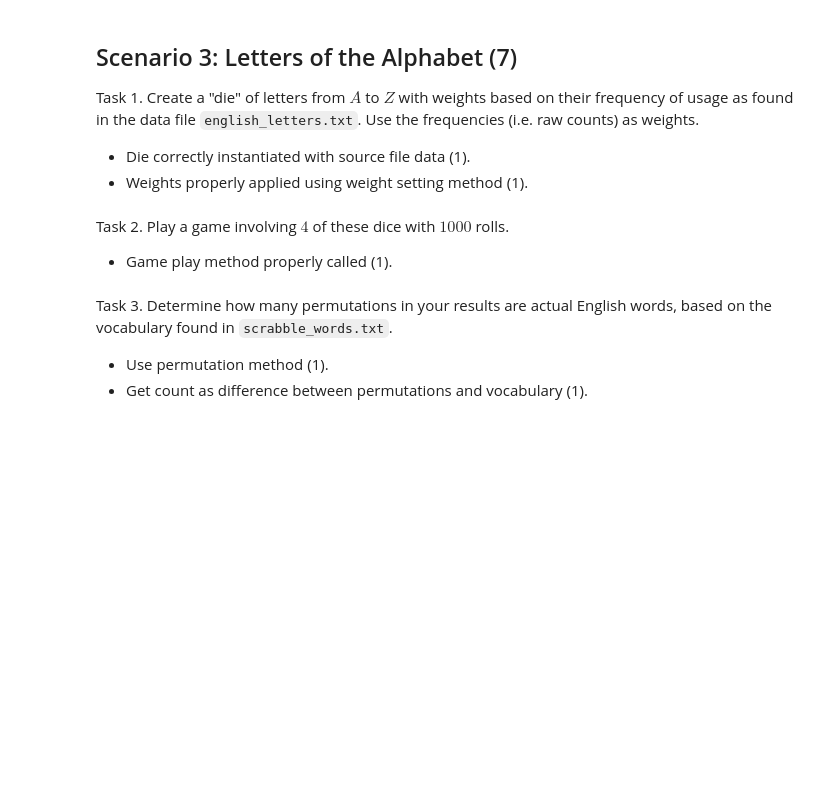
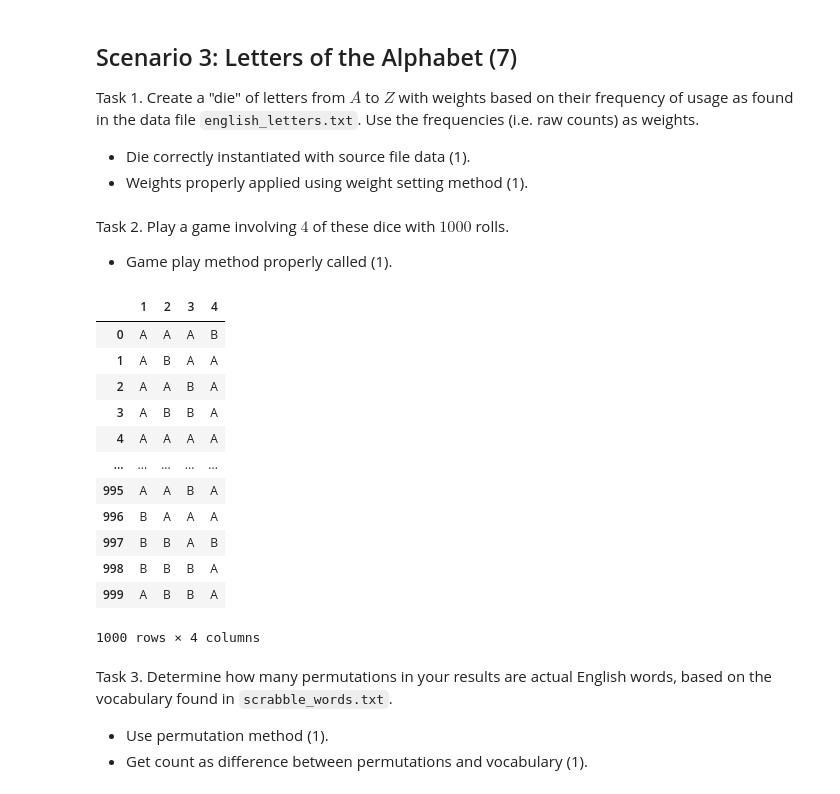
Before and after one commit to wpriddy/tds8tv_ds5100_montecarlo, a Jupyter notebook: FinalProjectTemplate.ipynb, the cells around one changed output. Cells and saved outputs as stored; diff of their text form; code cells hidden in the pictures; blank space fills up the shorter version.

```diff
--- a/FinalProjectTemplate.ipynb
+++ b/FinalProjectTemplate.ipynb
@@ -234,6 +283,24 @@ Task 1. Create a "die" of letters from $A$ to $Z$ with weights based on their fr
 Task 2. Play a game involving $4$ of these dice with $1000$ rolls.
 
 - Game play method properly called (1).
+# %%
+english_game = montecarlo.game([english_die for _ in range(4)])
+english_game.play(1000)
+english_game.most_recent_play()
+# %% [output]
+|  | 1 | 2 | 3 | 4 |
+| 0 | A | A | A | B |
+| 1 | A | B | A | A |
+| 2 | A | A | B | A |
+| 3 | A | B | B | A |
+| 4 | A | A | A | A |
+| ... | ... | ... | ... | ... |
+| 995 | A | A | B | A |
+| 996 | B | A | A | A |
+| 997 | B | B | A | B |
+| 998 | B | B | B | A |
+| 999 | A | B | B | A |
+1000 rows × 4 columns
 # %% [markdown]
 Task 3. Determine how many permutations in your results are actual English words, based on the vocabulary found in `scrabble_words.txt`.
 
```
Also changed, not shown: parts of 12 cells of this notebook, 5 other files.
